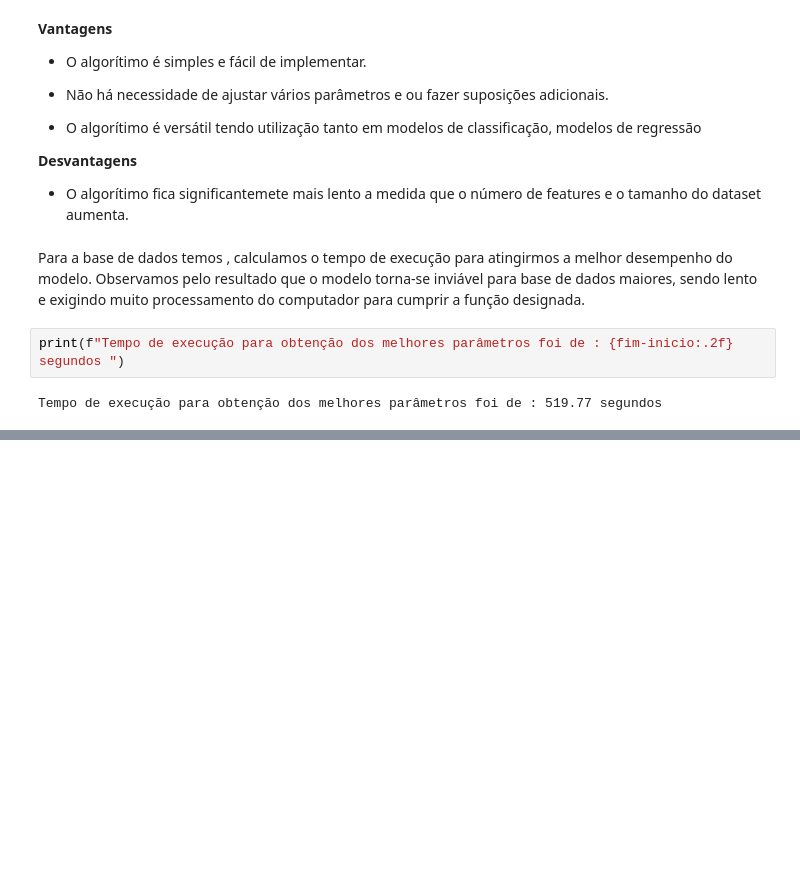
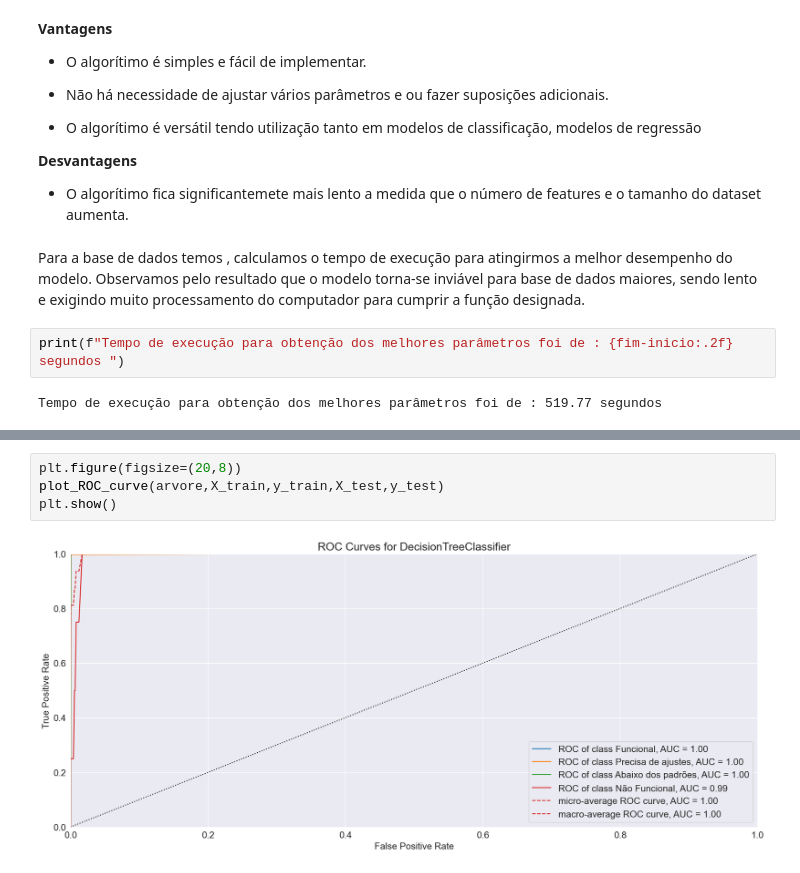
Before and after one commit to leticiacb1/Aviation_Accident_Analysis, a Jupyter notebook: Firewall_Project_Cdados2.ipynb, the cells around one changed output, grey strips where cells are left out. Cells and saved outputs as stored; diff of their text form; blank space fills up the shorter version.

```diff
--- a/Firewall_Project_Cdados2.ipynb
+++ b/Firewall_Project_Cdados2.ipynb
@@ -1478,0 +1840,6 @@ AttributeError: 'KNeighborsClassifier' object has no attribute 'coef_'
+# %%
+plt.figure(figsize=(20,8))
+plot_ROC_curve(arvore,X_train,y_train,X_test,y_test)
+plt.show()
+# %% [output]
+[figure, added]
```
Also changed, not shown: parts of 38 cells of this notebook, 7 other files.
